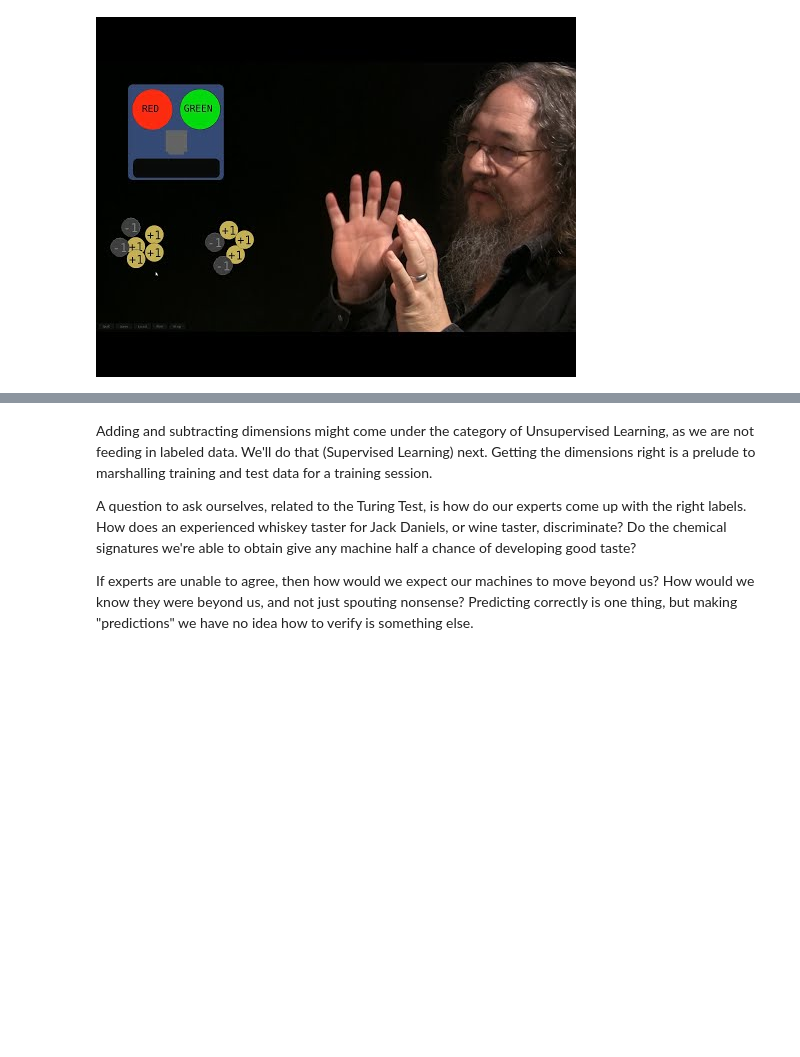
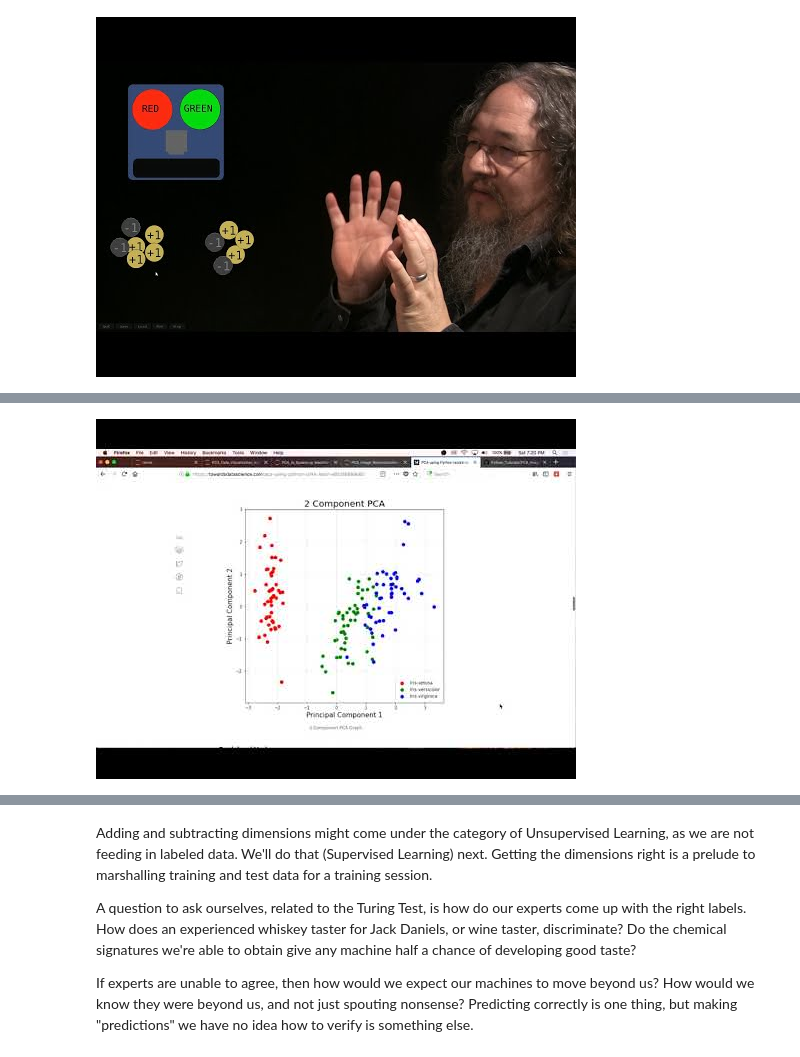
Before and after one commit to 4dsolutions/Curriculum_Development, a Jupyter notebook: IntroDS006.ipynb, the cells around one changed output, grey strips where cells are left out. Drawn from its saved outputs; the diff is of its cells as text; code cells hidden in the pictures; blank space fills up the shorter version.

```diff
--- a/IntroDS006.ipynb
+++ b/IntroDS006.ipynb
@@ -96,0 +86,4 @@ On the other hand, what if we have too few dimensions to effectively tease our d
+# %%
+YouTubeVideo('kApPBm1YsqU')
+# %% [output]
+[figure, added]
```
Also changed, not shown: parts of 13 cells of this notebook, 3 other files.
